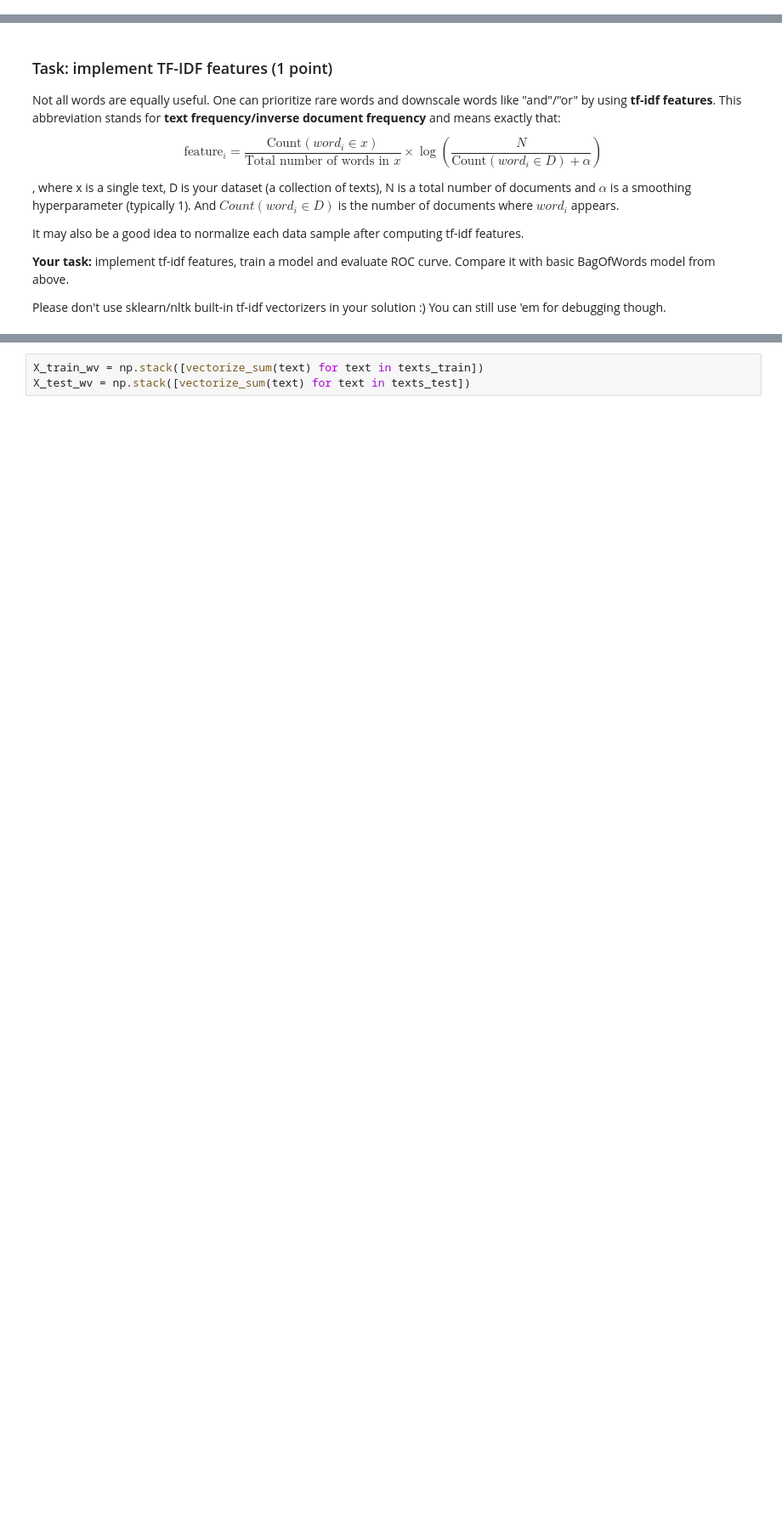
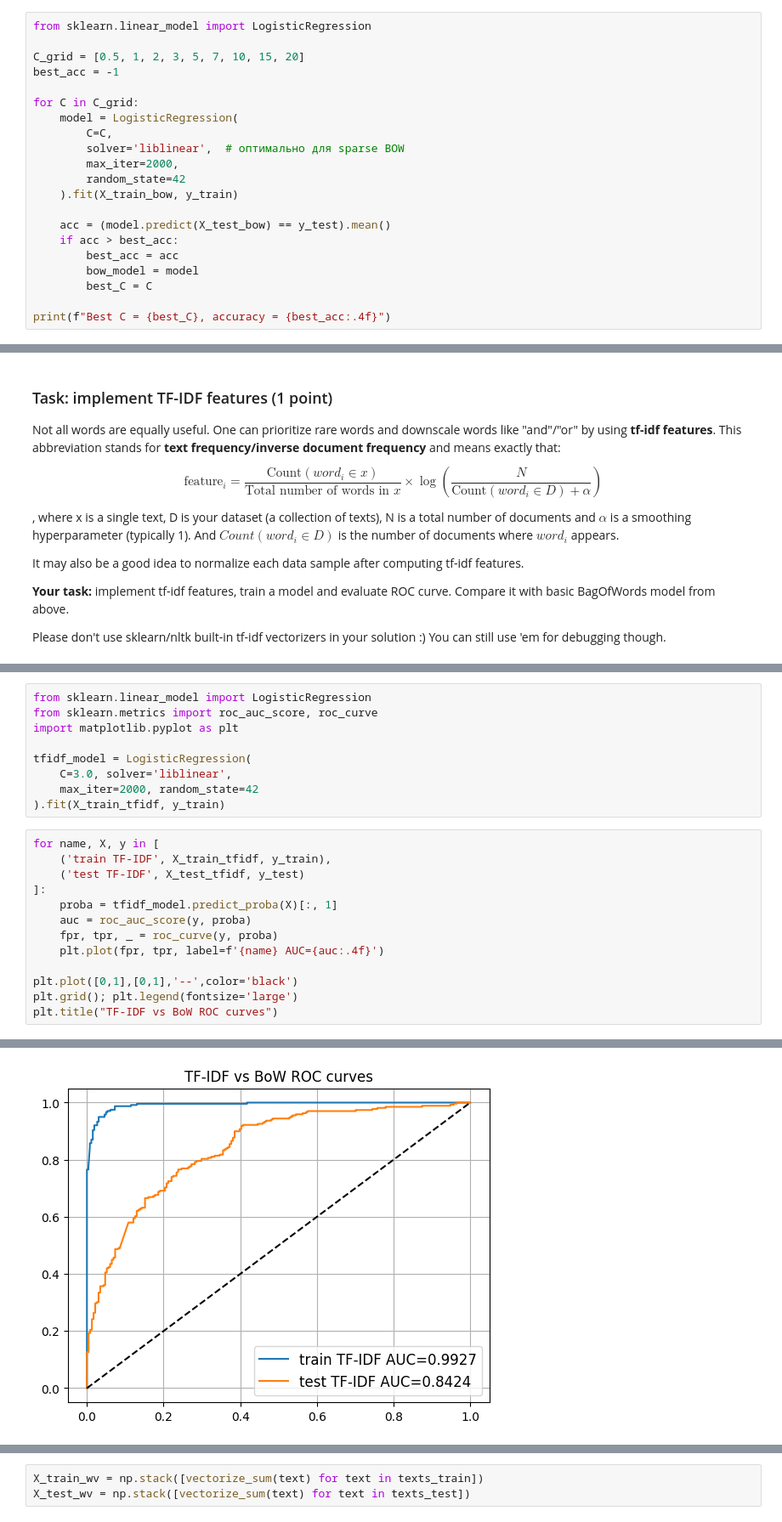
Before and after one commit to Sanjar-Javodov/Academic-projects, a Jupyter notebook: week06_nlp/seminar.ipynb, the cells around one changed output, grey strips where cells are left out. Shown at 85% size. Saved outputs shown, nothing was run; the diff lists cells and outputs as text; blank space fills up the shorter version.

````diff
--- a/week06_nlp/seminar.ipynb
+++ b/week06_nlp/seminar.ipynb
@@ -450,0 +499,21 @@ bow_model = None  # YOUR CODE HERE - train a logistic regression
+# %%
+from sklearn.linear_model import LogisticRegression
+
+C_grid = [0.5, 1, 2, 3, 5, 7, 10, 15, 20]
+best_acc = -1
+
+for C in C_grid:
+    model = LogisticRegression(
+        C=C,
+        solver='liblinear',  # оптимально для sparse BOW
+        max_iter=2000,
+        random_state=42
+    ).fit(X_train_bow, y_train)
+
+    acc = (model.predict(X_test_bow) == y_test).mean()
+    if acc > best_acc:
+        best_acc = acc
+        bow_model = model
+        best_C = C
+
+print(f"Best C = {best_C}, accuracy = {best_acc:.4f}")
@@ -485,0 +598,23 @@ Please don't use sklearn/nltk built-in tf-idf vectorizers in your solution :) Yo
+# %%
+from sklearn.linear_model import LogisticRegression
+from sklearn.metrics import roc_auc_score, roc_curve
+import matplotlib.pyplot as plt
+
+tfidf_model = LogisticRegression(
+    C=3.0, solver='liblinear',
+    max_iter=2000, random_state=42
+).fit(X_train_tfidf, y_train)
+# %%
+for name, X, y in [
+    ('train TF-IDF', X_train_tfidf, y_train),
+    ('test TF-IDF', X_test_tfidf, y_test)
+]:
+    proba = tfidf_model.predict_proba(X)[:, 1]
+    auc = roc_auc_score(y, proba)
+    fpr, tpr, _ = roc_curve(y, proba)
+    plt.plot(fpr, tpr, label=f'{name} AUC={auc:.4f}')
+
+plt.plot([0,1],[0,1],'--',color='black')
+plt.grid(); plt.legend(fontsize='large')
+plt.title("TF-IDF vs BoW ROC curves")
+# %% [output]
@@ -486,3 +622,4 @@ Please don't use sklearn/nltk built-in tf-idf vectorizers in your solution :) Yo
+[figure, added]
 # %% [markdown]
 Scroll down when you're done with TF-IDF!
 ```
````
Also changed, not shown: parts of 30 cells of this notebook.
